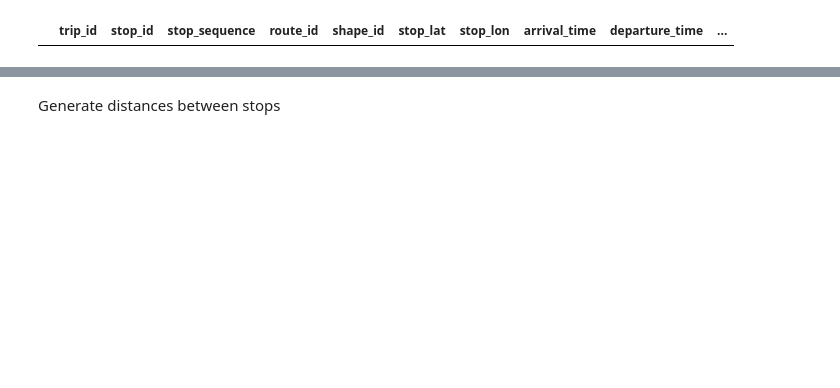
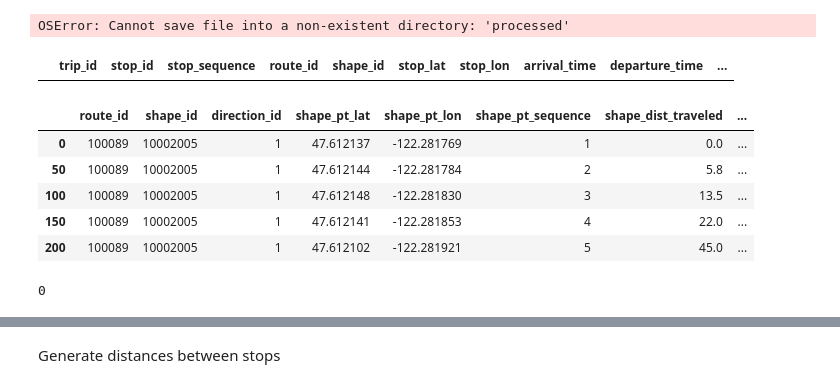
Before and after one commit to cathrn3/data-515-pantrymap, a Jupyter notebook: notebooks/transit_graph.ipynb, the cells around one changed output, grey strips where cells are left out. Drawn from its saved outputs; the diff is of its cells as text; code cells hidden in the pictures; blank space fills up the shorter version.

```diff
--- a/notebooks/transit_graph.ipynb
+++ b/notebooks/transit_graph.ipynb
@@ -63,4 +45,9 @@ sorted_df['departure_time_seconds'] = sorted_df['departure_time'].apply(to_secon
 sorted_df['estimated_travel_time_minutes_between_stops'] = (
     sorted_df.groupby(['route_id', 'direction_id'])['departure_time_seconds'].shift(-1) - sorted_df['arrival_time_seconds']
     ) / 60
+# %%
+# TODO: if folder doesn't exist, create it
+sorted_df.to_csv('transit.csv')
+# %% [output]
+OSError: Cannot save file into a non-existent directory: 'processed'
 # %%
@@ -71,0 +57,11 @@ cleaned_df = sorted_df.dropna(subset=["next_stop"])
+# %%
+shapes = pd.read_csv('../processed/all_shapes.csv')
+# %%
+shapes.head()
+# %% [output]
+|  | route_id | shape_id | direction_id | shape_pt_lat | shape_pt_lon | shape_pt_sequence | shape_dist_traveled | ... |
+| 0 | 100089 | 10002005 | 1 | 47.612137 | -122.281769 | 1 | 0.0 | ... |
+| 50 | 100089 | 10002005 | 1 | 47.612144 | -122.281784 | 2 | 5.8 | ... |
+| 100 | 100089 | 10002005 | 1 | 47.612148 | -122.281830 | 3 | 13.5 | ... |
+| 150 | 100089 | 10002005 | 1 | 47.612141 | -122.281853 | 4 | 22.0 | ... |
+| 200 | 100089 | 10002005 | 1 | 47.612102 | -122.281921 | 5 | 45.0 | ... |
@@ -71,0 +75,16 @@ cleaned_df = sorted_df.dropna(subset=["next_stop"])
+# %%
+missing = (
+    sorted_df[['route_id','direction_id']]
+    .drop_duplicates()
+    .merge(
+        shapes_merged[['route_id','direction_id']].drop_duplicates(),
+        on=['route_id','direction_id'],
+        how='left',
+        indicator=True
+    )
+)
+
+missing = missing[missing['_merge'] == 'left_only']
+len(missing)
+# %% [output]
+0
```
Also changed, not shown: parts of 21 cells of this notebook, 11 other files.
